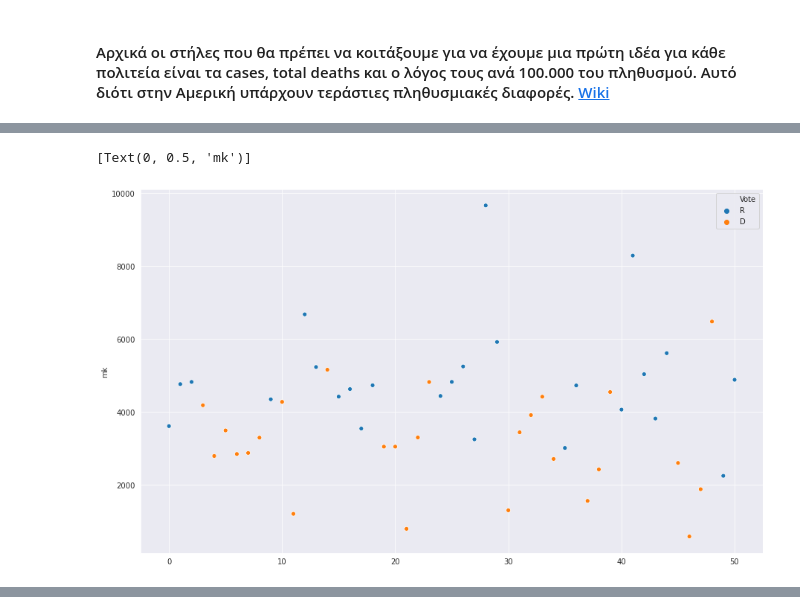
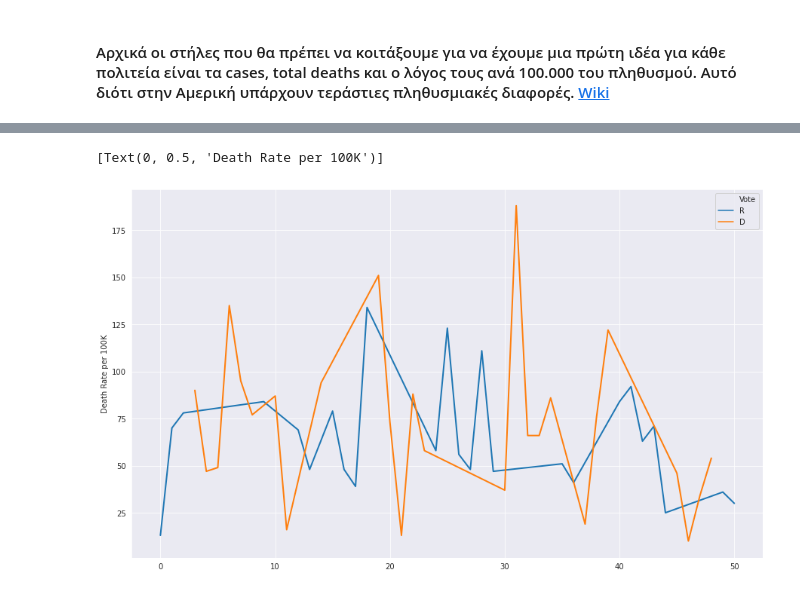
Before and after one commit to lkostakis/data-mining-covid19, a Jupyter notebook: ask4.ipynb, the cells around one changed output, grey strips where cells are left out. Cells and saved outputs as stored; diff of their text form; code cells hidden in the pictures.

```diff
--- a/ask4.ipynb
+++ b/ask4.ipynb
@@ -713,11 +698,3 @@ g.set(ylabel='mk')
-# %%
-fig = plt.figure(figsize=(15,9))
-g = sns.scatterplot(data=data, x=data.index.tolist(), hue = data['Vote'],
-                 y=data['Case Rate per 100000'].tolist())
-g.set(ylabel='mk')
-# %% [output]
-[Text(0, 0.5, 'mk')]
-[figure, removed]
 # %%
 data
 # %% [output]
@@ -738,3 +715,11 @@ data
 | 48 | Wisconsin | WI | D | 376238 | 354676.0 | 21562.0 | 46314 | ... |
 | 49 | West Virginia | WV | R | 40478 | 35292.0 | 5186.0 | 6799 | ... |
 | 50 | Wyoming | WY | R | 28169 | 24309.0 | 3860.0 | 5675 | ... |
+# %%
+fig = plt.figure(figsize=(15,9))
+g = sns.lineplot(data=data, x=data.index.tolist(), hue = data['Vote'],
+                 y=data['Death Rate per 100000'].tolist(), sort= False, dashes = False, linewidth = 2)
+g.set(ylabel='Death Rate per 100K')
+# %% [output]
+[Text(0, 0.5, 'Death Rate per 100K')]
+[figure, added]
```
Also changed, not shown: parts of 19 cells of this notebook.
